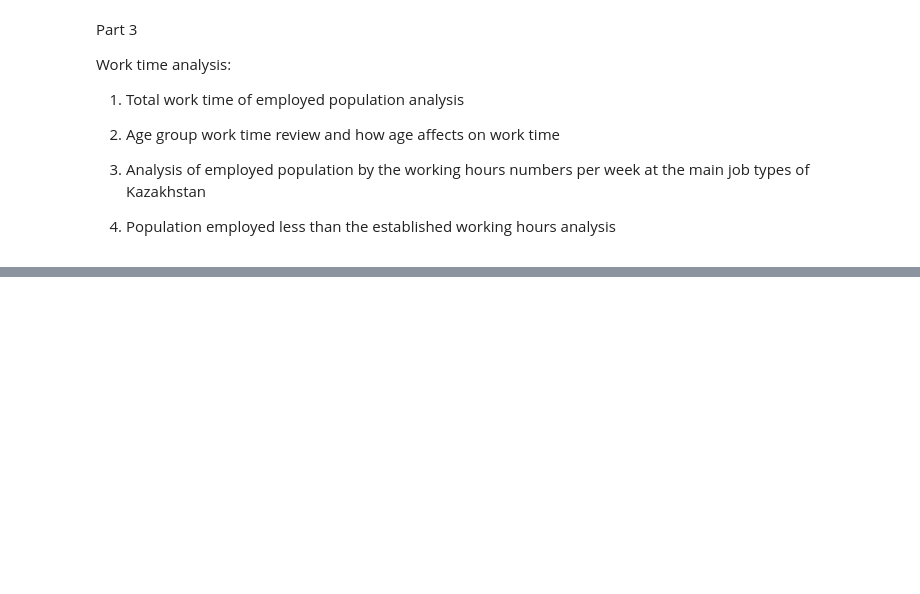
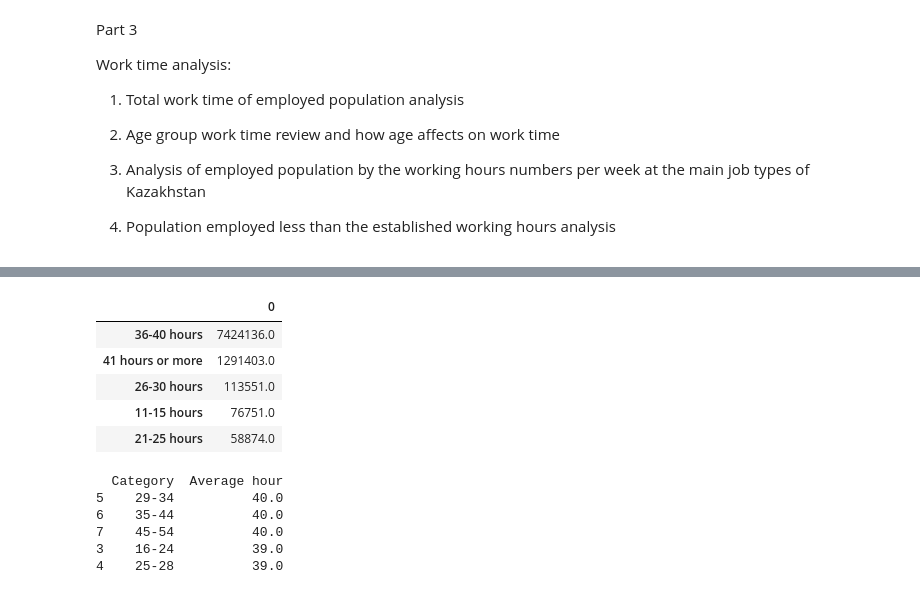
Before and after one commit to bochida/Economic-and-Employment-analysis-of-2024, a Jupyter notebook: python_analysis.ipynb, the cells around one changed output, grey strips where cells are left out. Saved outputs shown, nothing was run; the diff lists cells and outputs as text; code cells hidden in the pictures; blank space fills up the shorter version.

```diff
--- a/python_analysis.ipynb
+++ b/python_analysis.ipynb
@@ -418,0 +429,47 @@ df_4.head(20)
+# %%
+work_hours_cols = df_4.columns[3:11]
+
+total_work_hours = df_4.loc[df_4['Category'] == 'Employed population, Total', work_hours_cols]
+
+total_work_hours = total_work_hours.apply(pd.to_numeric, errors='coerce')
+
+top_5_work_hours = total_work_hours.T.sort_values(by=total_work_hours.index[0], ascending=False).head(5)
+
+top_5_work_hours
+# %% [output]
+|  | 0 |
+| 36-40 hours | 7424136.0 |
+| 41 hours or more | 1291403.0 |
+| 26-30 hours | 113551.0 |
+| 11-15 hours | 76751.0 |
+| 21-25 hours | 58874.0 |
+# %%
+file_path = "main_dataset_q4.xls"
+df_41 = pd.read_excel(file_path, sheet_name='4.2', skiprows=4)
+
+
+df_41.rename(columns={
+    df_41.columns[0]: "Category",
+    df_41.columns[1]: "Total",
+    df_41.columns[10]: "41 hours or more",
+    df_41.columns[11]: "Temporarly" ,
+    df_41.columns[12]: "Without pay"  ,
+    df_41.columns[13]: "Average hour"  ,
+}, inplace=True)
+
+df_41 = df_41.dropna()
+
+df_41 = df_41[~df_41["Category"].isin(["15", "65 age and older"])]
+df_41 = df_41.drop(index=2)
+
+
+top_5_age_groups = age_groups.nlargest(5, "Average hour")[["Category", "Average hour"]]
+
+print(top_5_age_groups)
+# %% [output]
+  Category  Average hour
+5    29-34          40.0
+6    35-44          40.0
+7    45-54          40.0
+3    16-24          39.0
+4    25-28          39.0
```
Also changed, not shown: parts of 2 cells of this notebook.
